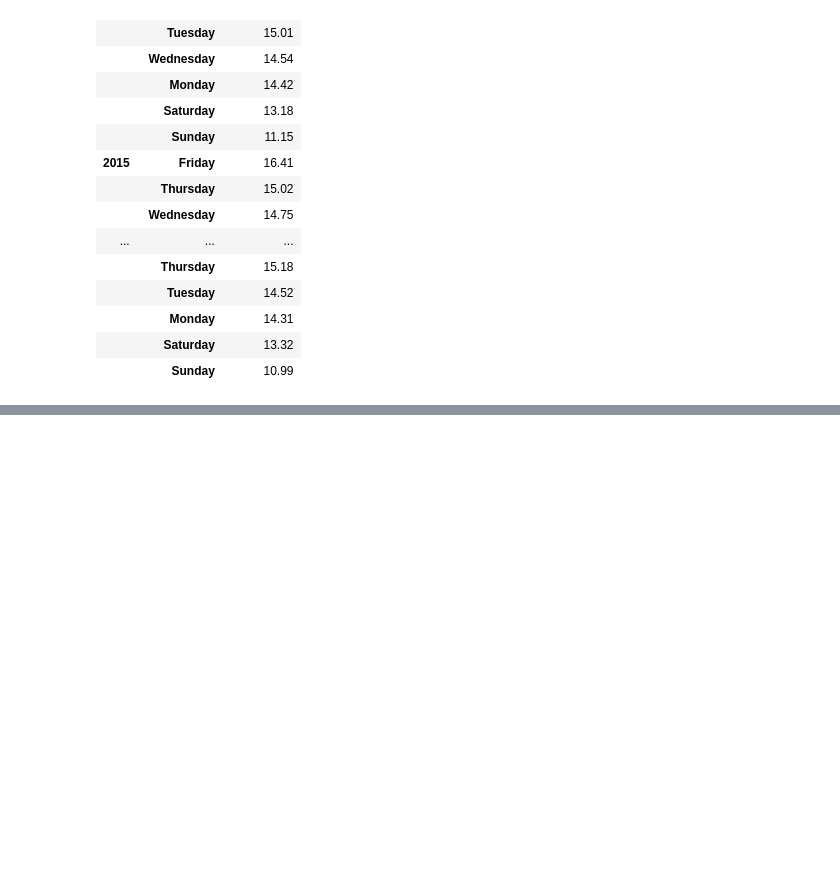
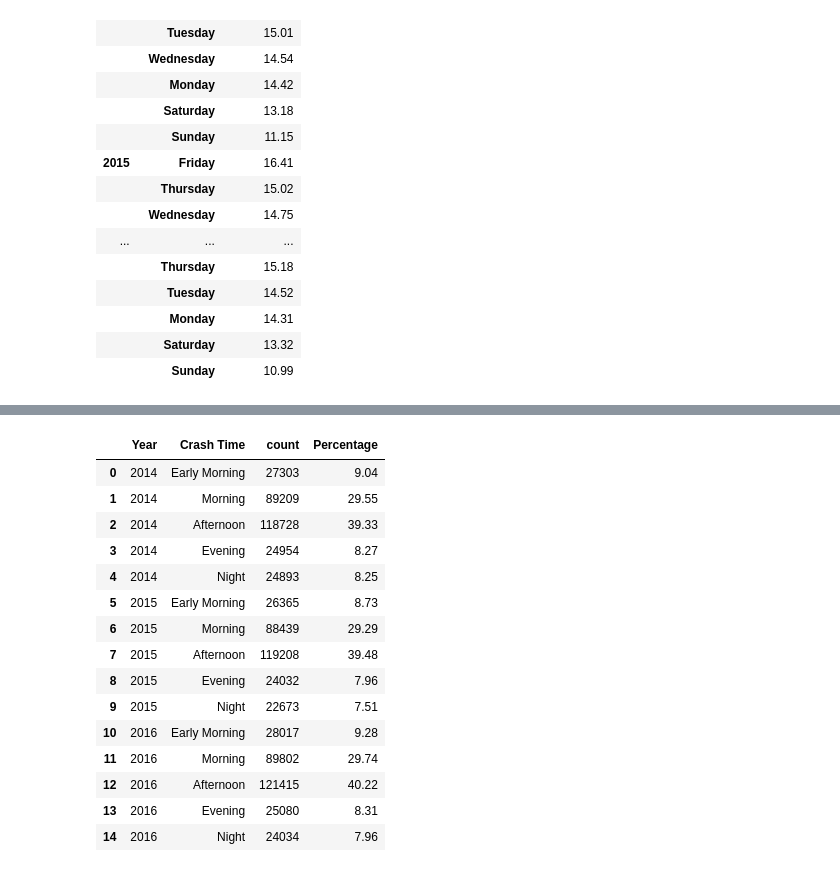
Before and after one commit to nmansoorabadi/Project-1, a Jupyter notebook: Project_1-Najmeh.ipynb, the cells around one changed output, grey strips where cells are left out. Cells and saved outputs as stored; diff of their text form; code cells hidden in the pictures; blank space fills up the shorter version.

```diff
--- a/Project_1-Najmeh.ipynb
+++ b/Project_1-Najmeh.ipynb
@@ -141,0 +276,25 @@ weather_condition
+# %%
+gr_NY_crashes_time_df['Percentage'] = (gr_NY_crashes_time_df['count']/Total * 100).round(2)
+
+
+#perc_crash_time=(gr_NY_crashes_time_df['count']/Total)*100
+#perc_crash_time
+
+gr_NY_crashes_time_df
+# %% [output]
+|  | Year | Crash Time | count | Percentage |
+| 0 | 2014 | Early Morning | 27303 | 9.04 |
+| 1 | 2014 | Morning | 89209 | 29.55 |
+| 2 | 2014 | Afternoon | 118728 | 39.33 |
+| 3 | 2014 | Evening | 24954 | 8.27 |
+| 4 | 2014 | Night | 24893 | 8.25 |
+| 5 | 2015 | Early Morning | 26365 | 8.73 |
+| 6 | 2015 | Morning | 88439 | 29.29 |
+| 7 | 2015 | Afternoon | 119208 | 39.48 |
+| 8 | 2015 | Evening | 24032 | 7.96 |
+| 9 | 2015 | Night | 22673 | 7.51 |
+| 10 | 2016 | Early Morning | 28017 | 9.28 |
+| 11 | 2016 | Morning | 89802 | 29.74 |
+| 12 | 2016 | Afternoon | 121415 | 40.22 |
+| 13 | 2016 | Evening | 25080 | 8.31 |
+| 14 | 2016 | Night | 24034 | 7.96 |
```
Also changed, not shown: parts of 30 cells of this notebook.
